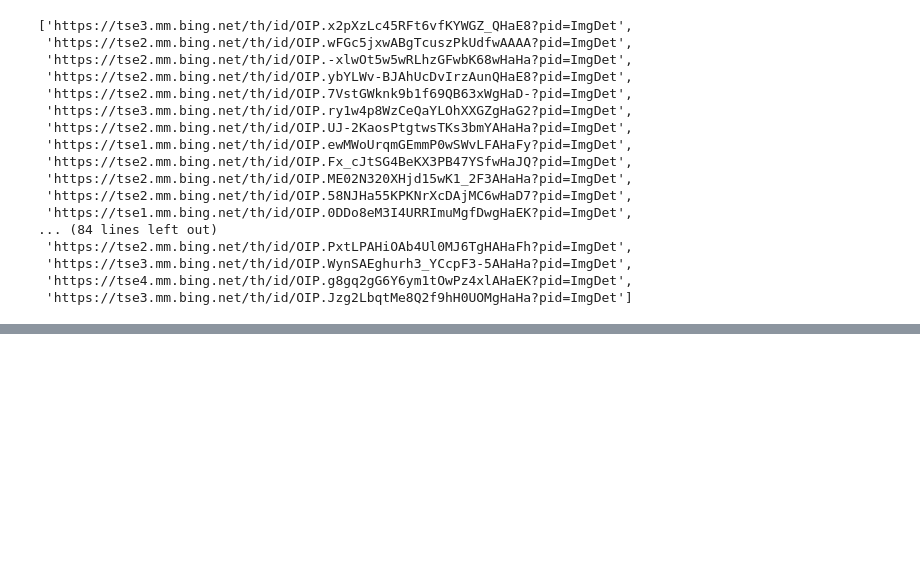
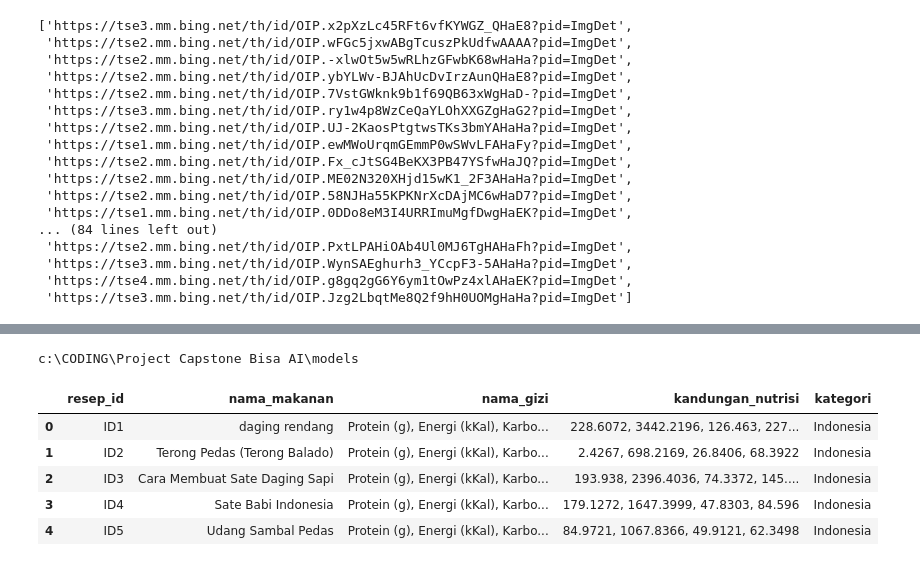
Before and after one commit to TeddyDharma/Food-Recommender, a Jupyter notebook: models/scrap_image_link.ipynb, the cells around one changed output, grey strips where cells are left out. Saved outputs shown, nothing was run; the diff lists cells and outputs as text; code cells hidden in the pictures; blank space fills up the shorter version.

```diff
--- a/models/scrap_image_link.ipynb
+++ b/models/scrap_image_link.ipynb
@@ -133,0 +192,17 @@ ValueError: All arrays must be of the same length
+# %%
+print( os.getcwd())
+# %% [output]
+c:\CODING\Project Capstone Bisa AI\models
+# %%
+all_indonesian_foods = pd.read_excel("../data/recommendartion_data/finalIndonesia_data.xlsx")
+all_indonesian_foods.head()
+all_indonesian_foods.drop("Unnamed: 0", axis=1, inplace=True)
+all_indonesian_foods.drop_duplicates(subset="nama_makanan", inplace=True)
+all_indonesian_foods.head()
+# %% [output]
+|  | resep_id | nama_makanan | nama_gizi | kandungan_nutrisi | kategori |
+| 0 | ID1 | daging rendang | Protein (g), Energi (kKal), Karbo... | 228.6072, 3442.2196, 126.463, 227... | Indonesia |
+| 1 | ID2 | Terong Pedas (Terong Balado) | Protein (g), Energi (kKal), Karbo... | 2.4267, 698.2169, 26.8406, 68.3922 | Indonesia |
+| 2 | ID3 | Cara Membuat Sate Daging Sapi | Protein (g), Energi (kKal), Karbo... | 193.938, 2396.4036, 74.3372, 145.... | Indonesia |
+| 3 | ID4 | Sate Babi Indonesia | Protein (g), Energi (kKal), Karbo... | 179.1272, 1647.3999, 47.8303, 84.596 | Indonesia |
+| 4 | ID5 | Udang Sambal Pedas | Protein (g), Energi (kKal), Karbo... | 84.9721, 1067.8366, 49.9121, 62.3498 | Indonesia |
```
Also changed, not shown: parts of 12 cells of this notebook, 3 other files.
